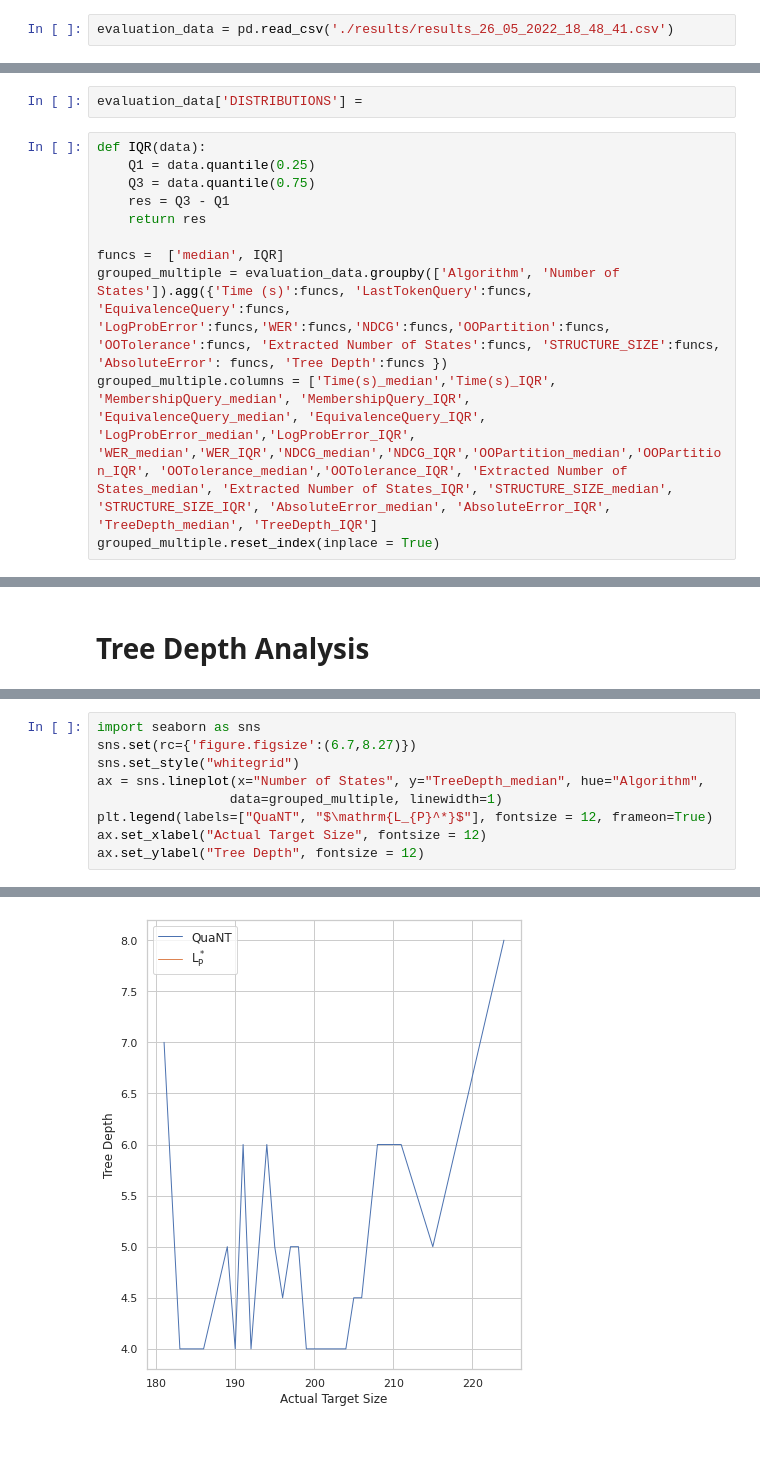
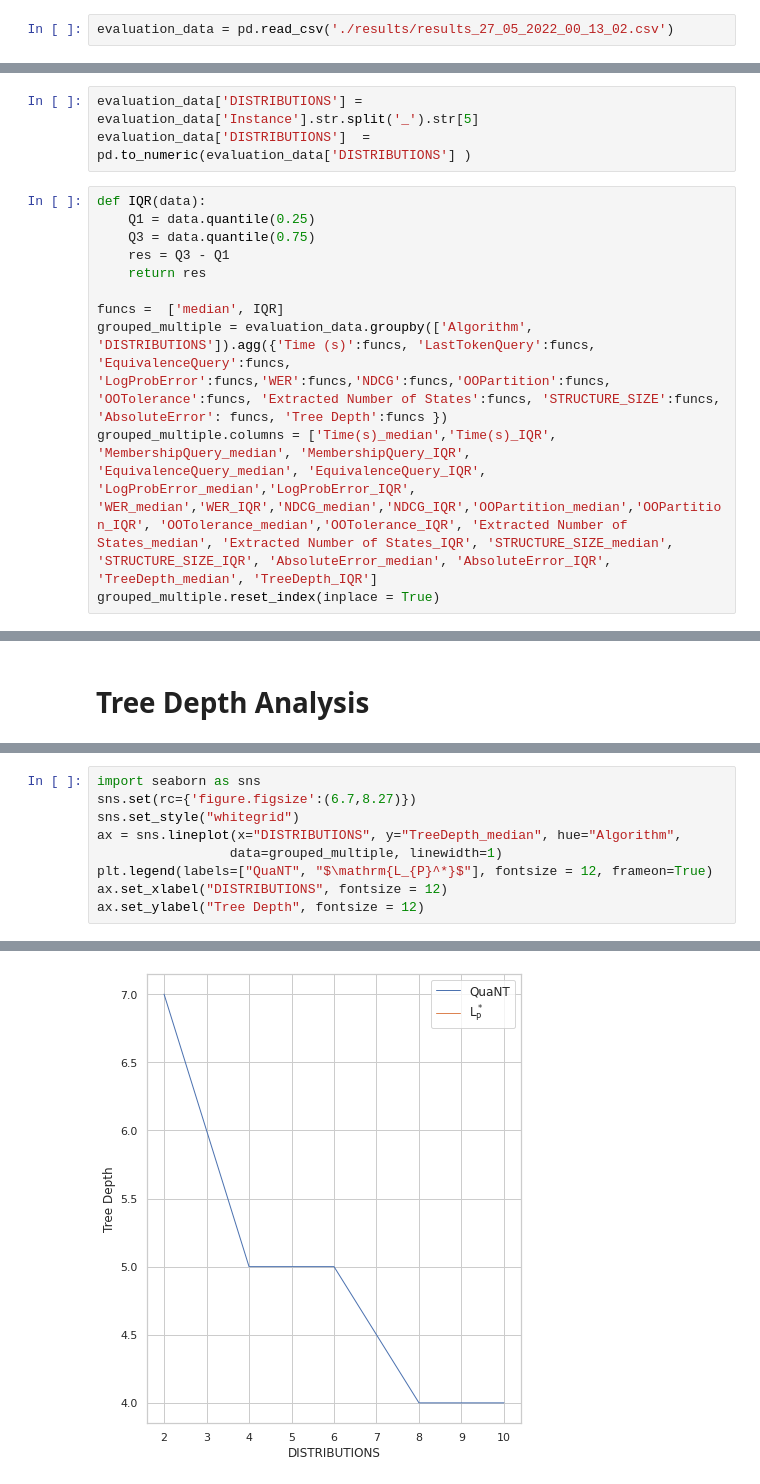
Before and after one commit to neuralchecker/pymodelextractor_towards_efficient_active_learning_of_PDFA_experiments, a Jupyter notebook: experiment_7/data_analysis.ipynb, the cells around one changed output, grey strips where cells are left out. Cells and saved outputs as stored; diff of their text form; blank space fills up the shorter version.

Commit message:
did data analysis on exp7

```diff
--- a/experiment_7/data_analysis.ipynb
+++ b/experiment_7/data_analysis.ipynb
@@ -6,7 +6,7 @@ import seaborn as sns
 # %% [markdown]
 # Data Loading
 # %%
-evaluation_data = pd.read_csv('./results/results_26_05_2022_18_48_41.csv')
+evaluation_data = pd.read_csv('./results/results_27_05_2022_00_13_02.csv')
 # %% [markdown]
 # Results Analysis
 # %%
@@ -30,8 +30,9 @@ import math
 evaluation_data['OT_SIZE'] = evaluation_data['OT Prefixes']*evaluation_data['OT Suffixes']
 evaluation_data['TREE_SIZE'] = evaluation_data['Inner Nodes']+evaluation_data['Extracted Number of States']
 evaluation_data['STRUCTURE_SIZE'] = evaluation_data.apply(lambda row : row['TREE_SIZE'] if math.isnan(row['OT_SIZE']) else row['OT_SIZE'], axis = 1)
-# %%
-evaluation_data['DISTRIBUTIONS'] =
+# %%
+evaluation_data['DISTRIBUTIONS'] = evaluation_data['Instance'].str.split('_').str[5]
+evaluation_data['DISTRIBUTIONS']  = pd.to_numeric(evaluation_data['DISTRIBUTIONS'] )
 # %%
 def IQR(data):
     Q1 = data.quantile(0.25)
@@ -40,7 +41,7 @@ def IQR(data):
     return res
 
 funcs =  ['median', IQR]
-grouped_multiple = evaluation_data.groupby(['Algorithm', 'Number of States']).agg({'Time (s)':funcs, 'LastTokenQuery':funcs, 'EquivalenceQuery':funcs, 'LogProbError':funcs,'WER':funcs,'NDCG':funcs,'OOPartition':funcs, 'OOTolerance':funcs, 'Extracted Number of States':funcs, 'STRUCTURE_SIZE':funcs, 'AbsoluteError': funcs, 'Tree Depth':funcs })
+grouped_multiple = evaluation_data.groupby(['Algorithm', 'DISTRIBUTIONS']).agg({'Time (s)':funcs, 'LastTokenQuery':funcs, 'EquivalenceQuery':funcs, 'LogProbError':funcs,'WER':funcs,'NDCG':funcs,'OOPartition':funcs, 'OOTolerance':funcs, 'Extracted Number of States':funcs, 'STRUCTURE_SIZE':funcs, 'AbsoluteError': funcs, 'Tree Depth':funcs })
 grouped_multiple.columns = ['Time(s)_median','Time(s)_IQR', 'MembershipQuery_median', 'MembershipQuery_IQR',
 'EquivalenceQuery_median', 'EquivalenceQuery_IQR', 'LogProbError_median','LogProbError_IQR',
 'WER_median','WER_IQR','NDCG_median','NDCG_IQR','OOPartition_median','OOPartition_IQR', 'OOTolerance_median','OOTolerance_IQR', 'Extracted Number of States_median', 'Extracted Number of States_IQR', 'STRUCTURE_SIZE_median', 'STRUCTURE_SIZE_IQR', 'AbsoluteError_median', 'AbsoluteError_IQR', 'TreeDepth_median', 'TreeDepth_IQR']
@@ -146,12 +139,12 @@ Name: Tree Depth, dtype: int64
 # %%
 import seaborn as sns
 sns.set(rc={'figure.figsize':(6.7,8.27)})
 sns.set_style("whitegrid")
-ax = sns.lineplot(x="Number of States", y="TreeDepth_median", hue="Algorithm",
+ax = sns.lineplot(x="DISTRIBUTIONS", y="TreeDepth_median", hue="Algorithm",
                  data=grouped_multiple, linewidth=1)
 plt.legend(labels=["QuaNT", "$\mathrm{L_{P}^*}$"], fontsize = 12, frameon=True)
-ax.set_xlabel("Actual Target Size", fontsize = 12)
+ax.set_xlabel("DISTRIBUTIONS", fontsize = 12)
 ax.set_ylabel("Tree Depth", fontsize = 12)
 # %% [output]
 Text(0, 0.5, 'Tree Depth')
-[figure, old version]
+[figure, new version]
```
Also changed, not shown: parts of 8 cells of this notebook.
